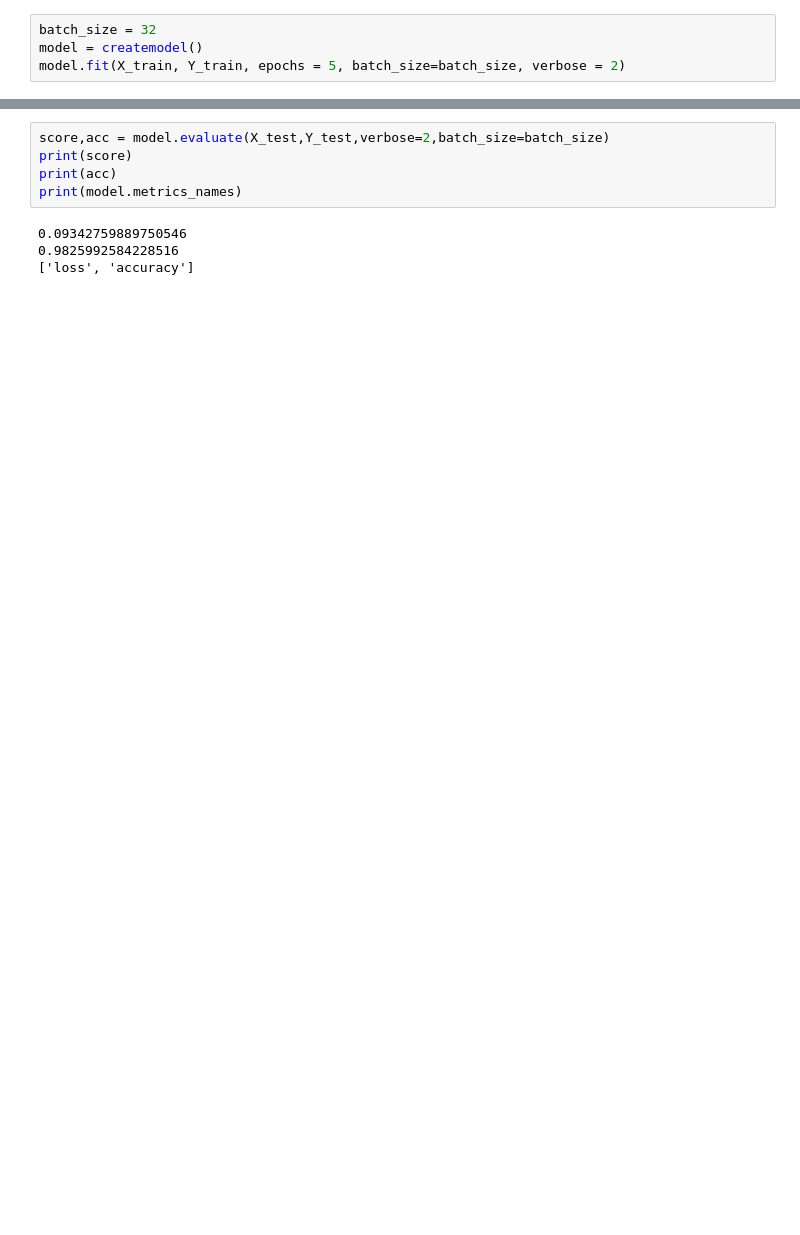
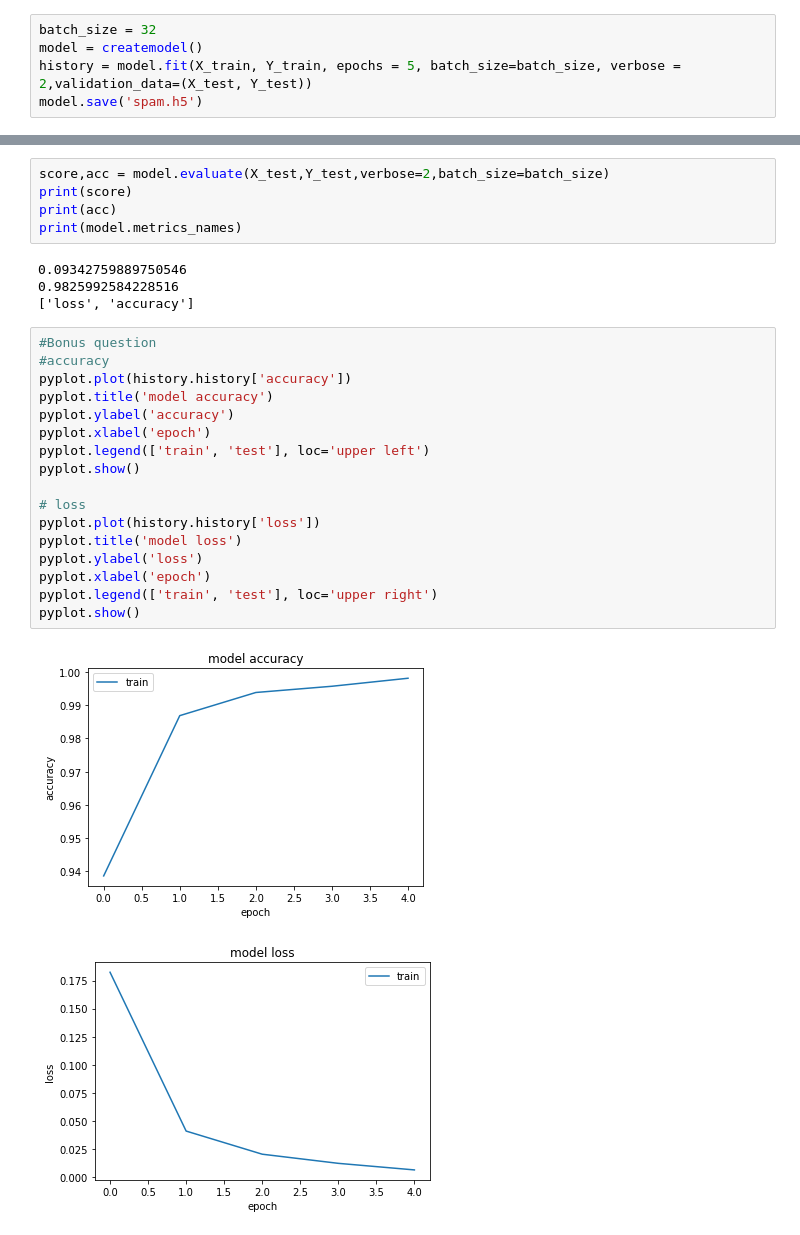
Before and after one commit to RoshiniVarada/Python, a Jupyter notebook: DL-ICP5/Sourcecode/DL_ICP5_Q3.ipynb, the cells around one changed output, grey strips where cells are left out. Drawn from its saved outputs; the diff is of its cells as text; blank space fills up the shorter version.

```diff
--- a/DL-ICP5/Sourcecode/DL_ICP5_Q3.ipynb
+++ b/DL-ICP5/Sourcecode/DL_ICP5_Q3.ipynb
@@ -78,7 +78,8 @@ print(X_test.shape,Y_test.shape)
 # %%
 batch_size = 32
 model = createmodel()
-model.fit(X_train, Y_train, epochs = 5, batch_size=batch_size, verbose = 2)
+history = model.fit(X_train, Y_train, epochs = 5, batch_size=batch_size, verbose = 2,validation_data=(X_test, Y_test))
+model.save('spam.h5')
 # %% [output]
 WARNING:tensorflow:From D:\d\softwares\Anaconda\lib\site-packages\keras\backend\tensorflow_backend.py:422: The name tf.global_variables is deprecated. Please use tf.compat.v1.global_variables instead.
 
@@ -102,3 +103,23 @@ print(model.metrics_names)
 0.09342759889750546
 0.9825992584228516
 ['loss', 'accuracy']
+# %%
+#Bonus question
+#accuracy
+pyplot.plot(history.history['accuracy'])
+pyplot.title('model accuracy')
+pyplot.ylabel('accuracy')
+pyplot.xlabel('epoch')
+pyplot.legend(['train', 'test'], loc='upper left')
+pyplot.show()
+
+# loss
+pyplot.plot(history.history['loss'])
+pyplot.title('model loss')
+pyplot.ylabel('loss')
+pyplot.xlabel('epoch')
+pyplot.legend(['train', 'test'], loc='upper right')
+pyplot.show()
+# %% [output]
+[figure, added]
+[figure, added]
```
Also changed, not shown: parts of 1 cell of this notebook, 4 other files.
